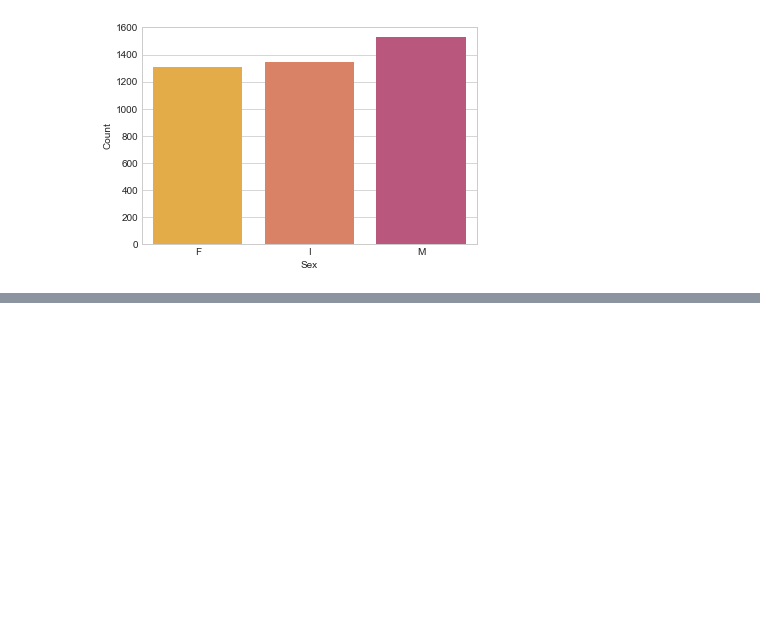
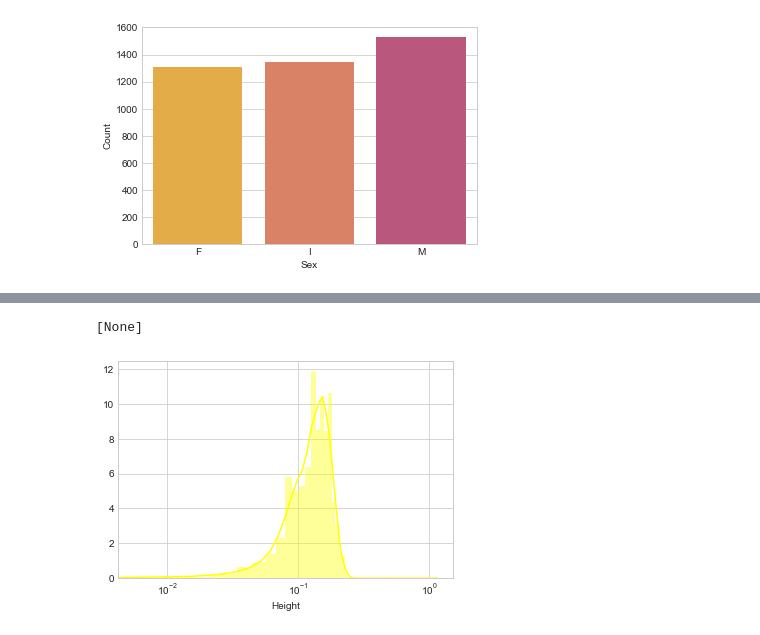
Before and after one commit to sarosam22/Machine-Learning-Python, a Jupyter notebook: Abalone/abalone.ipynb, the cells around one changed output, grey strips where cells are left out. Cells and saved outputs as stored; diff of their text form; code cells hidden in the pictures; blank space fills up the shorter version.

```diff
--- a/Abalone/abalone.ipynb
+++ b/Abalone/abalone.ipynb
@@ -134,0 +136,6 @@ sns.distplot(df['Shell weight'], ax=axes[2][1], color='blueviolet')
+# %%
+ax = sns.distplot(df['Height'], color='yellow', bins=100)
+ax.set(xscale='log')
+# %% [output]
+[None]
+[figure, added]
```
Also changed, not shown: parts of 7 cells of this notebook.
